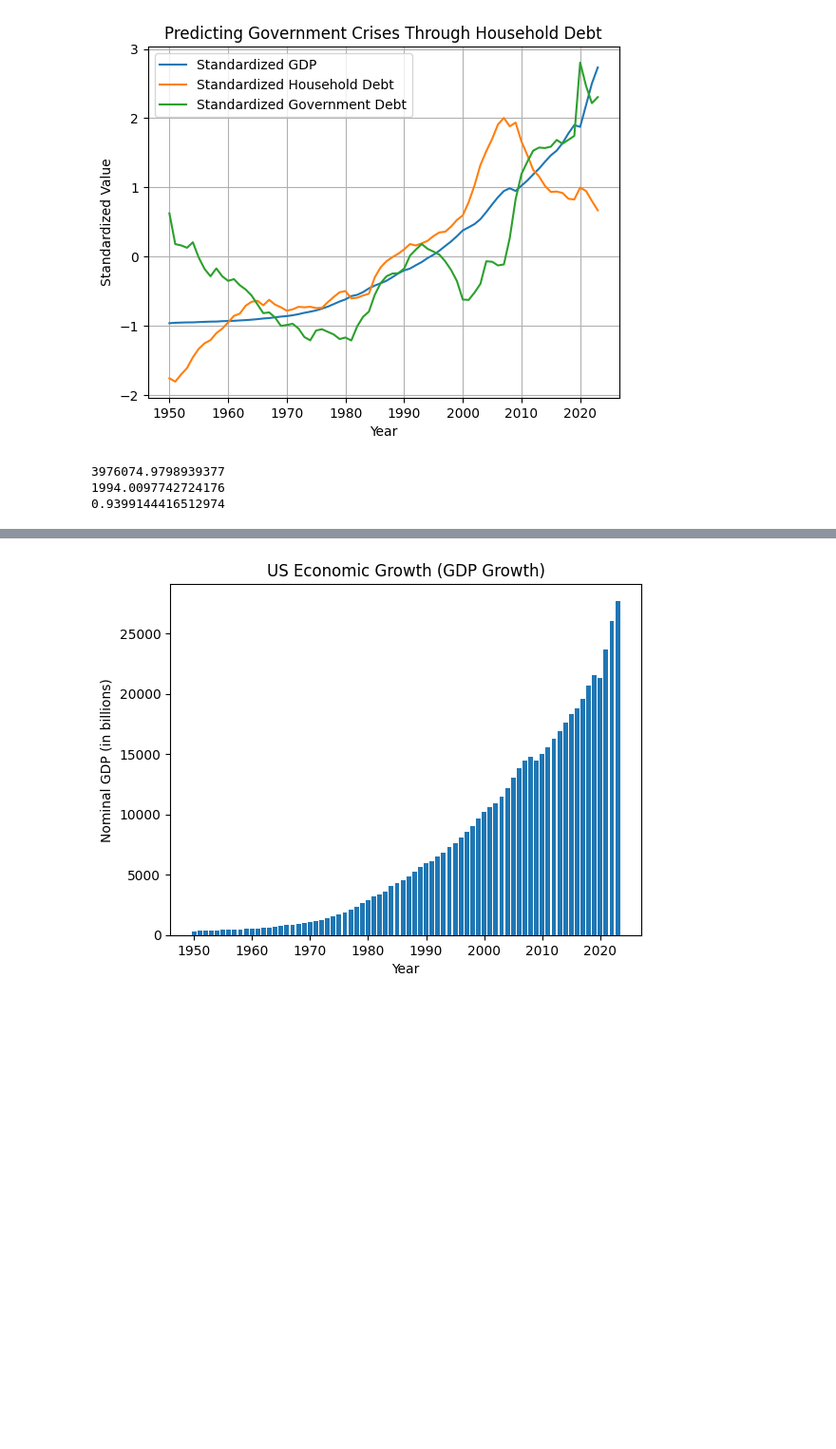
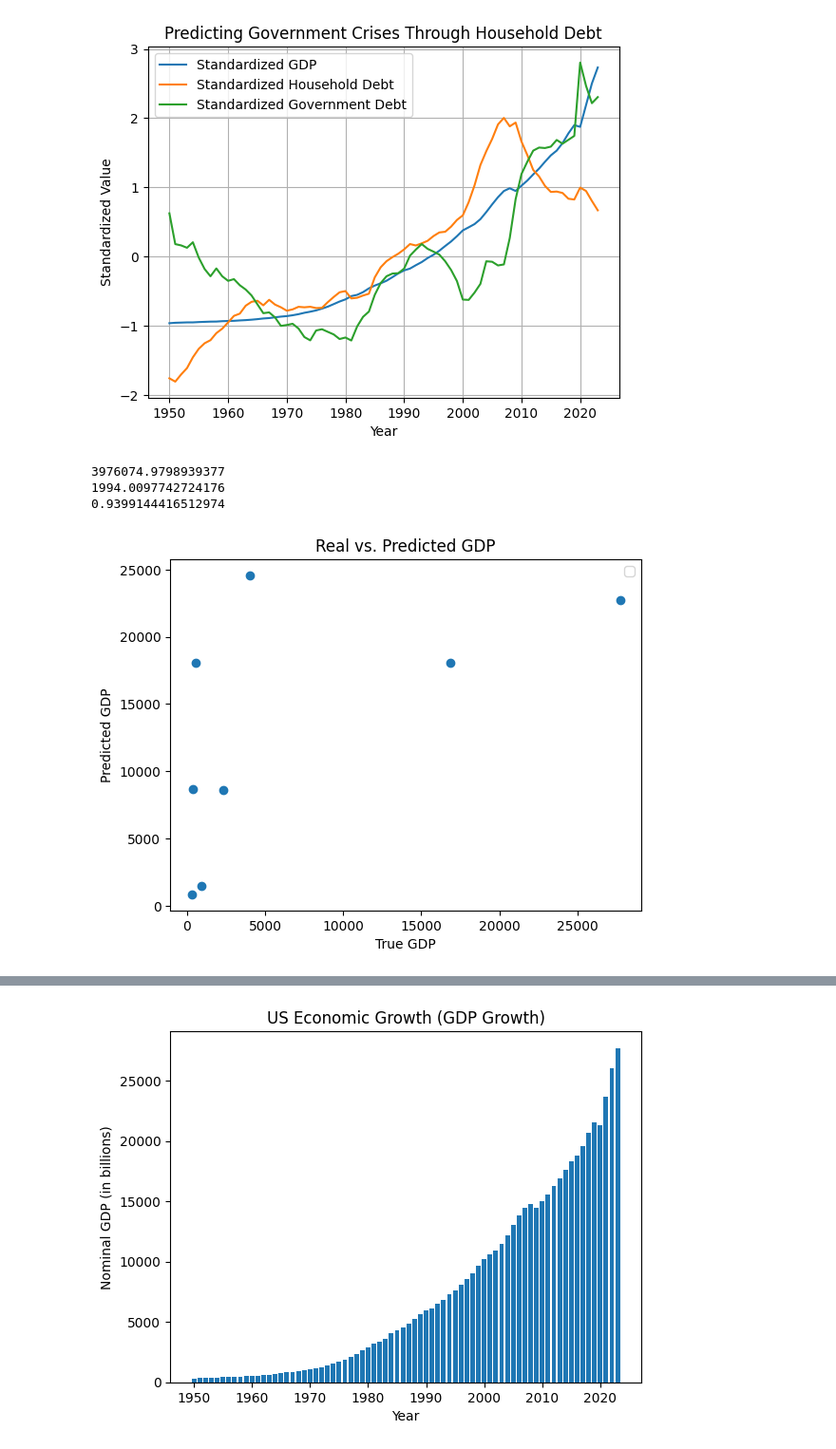
Before and after one commit to Vanduss123/Debt, a Jupyter notebook: DebtProject.ipynb, the cells around one changed output, grey strips where cells are left out. Shown: that part at 95% size. Drawn from its saved outputs; the diff is of its cells as text; code cells hidden in the pictures; blank space fills up the shorter version.

```diff
--- a/DebtProject.ipynb
+++ b/DebtProject.ipynb
@@ -163,41 +163,40 @@ plt.show()
 [figure]
 [figure]
 # %%
-# 2nd research question was chosen as mentor requested
+# 2nd research question was chosen as per mentor guidance
 
 from sklearn import model_selection
 import statsmodels.stats.multicomp as mc
 features = df[['Total private debt, loans and debt securities (percent of GDP)', 'General government debt (percent of GDP)']]
 label = df['Nominal gross domestic product (billions)']
+
 X_temp, X_test, y_temp, y_test = model_selection.train_test_split(
     features, label, test_size=0.1, random_state=42
 )
 
 # Then: split 10% of the remaining 90% for validation
 X_train, X_val, y_train, y_val = model_selection.train_test_split(
     X_temp, y_temp, test_size=1/9, random_state=42
 )
 from sklearn.linear_model import LinearRegression;
 model = LinearRegression();
 model.fit(X_train, y_train);
 pred = model.predict(X_val);
 from sklearn.metrics import *;
 print (mean_squared_error(y_val, pred))
 print(root_mean_squared_error(y_val, pred))
 print(r2_score(y_val,pred))
-comp = mc.MultiComparison(df['Nominal gross domestic product (billions)'], df['Total private debt, loans and debt securities (percent of GDP)'])
-result = comp.tukeyhsd()
-print(result.summary())
 
 plt.scatter(y_test, pred)
 
 plt.xlabel('True GDP')
 plt.ylabel('Predicted GDP')
 plt.title("Real vs. Predicted GDP")
 
 plt.legend()
 plt.show()
 # %% [output]
 3976074.9798939377
 1994.0097742724176
 0.9399144416512974
+[figure, added]
```
Also changed, not shown: parts of 4 cells of this notebook.
